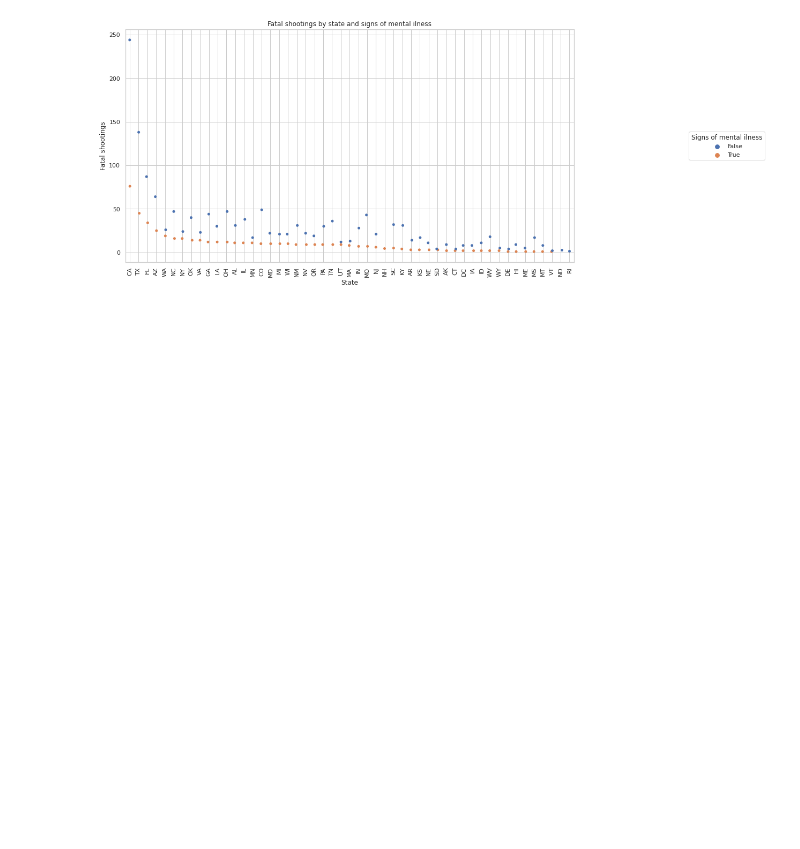
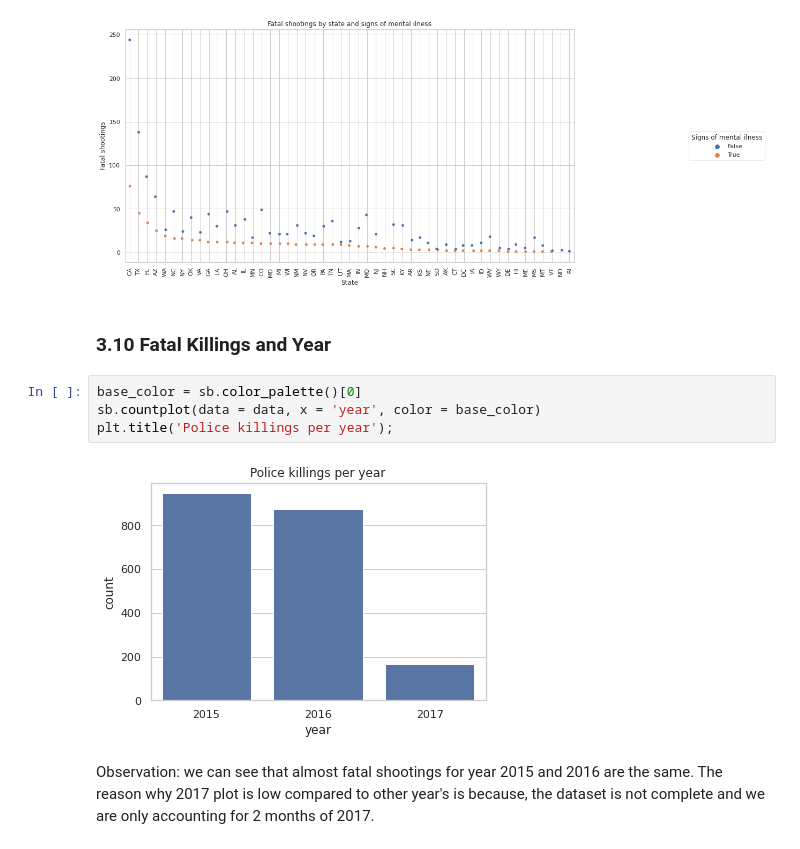
Before and after one commit to ibsa21/Police-brutality-DS-ML, a Jupyter notebook: police_brutality_analysis.ipynb, the cells around one changed output. Cells and saved outputs as stored; diff of their text form; blank space fills up the shorter version.

```diff
--- a/police_brutality_analysis.ipynb
+++ b/police_brutality_analysis.ipynb
@@ -503,3 +540,14 @@ plt.title("Fatal shootings by state and signs of mental ilness")
 plt.show()
 # %% [output]
 [figure]
+# %% [markdown]
+### 3.10 Fatal Killings and Year
+# %%
+base_color = sb.color_palette()[0]
+sb.countplot(data = data, x = 'year', color = base_color)
+plt.title('Police killings per year');
+# %% [output]
+[figure, added]
+# %% [markdown]
+Observation:
+we can see that almost fatal shootings for year 2015 and 2016 are the same. The reason why 2017 plot is low compared to other year's is because, the dataset is not complete and we are only accounting for 2 months of 2017.
```
Also changed, not shown: parts of 13 cells of this notebook.
